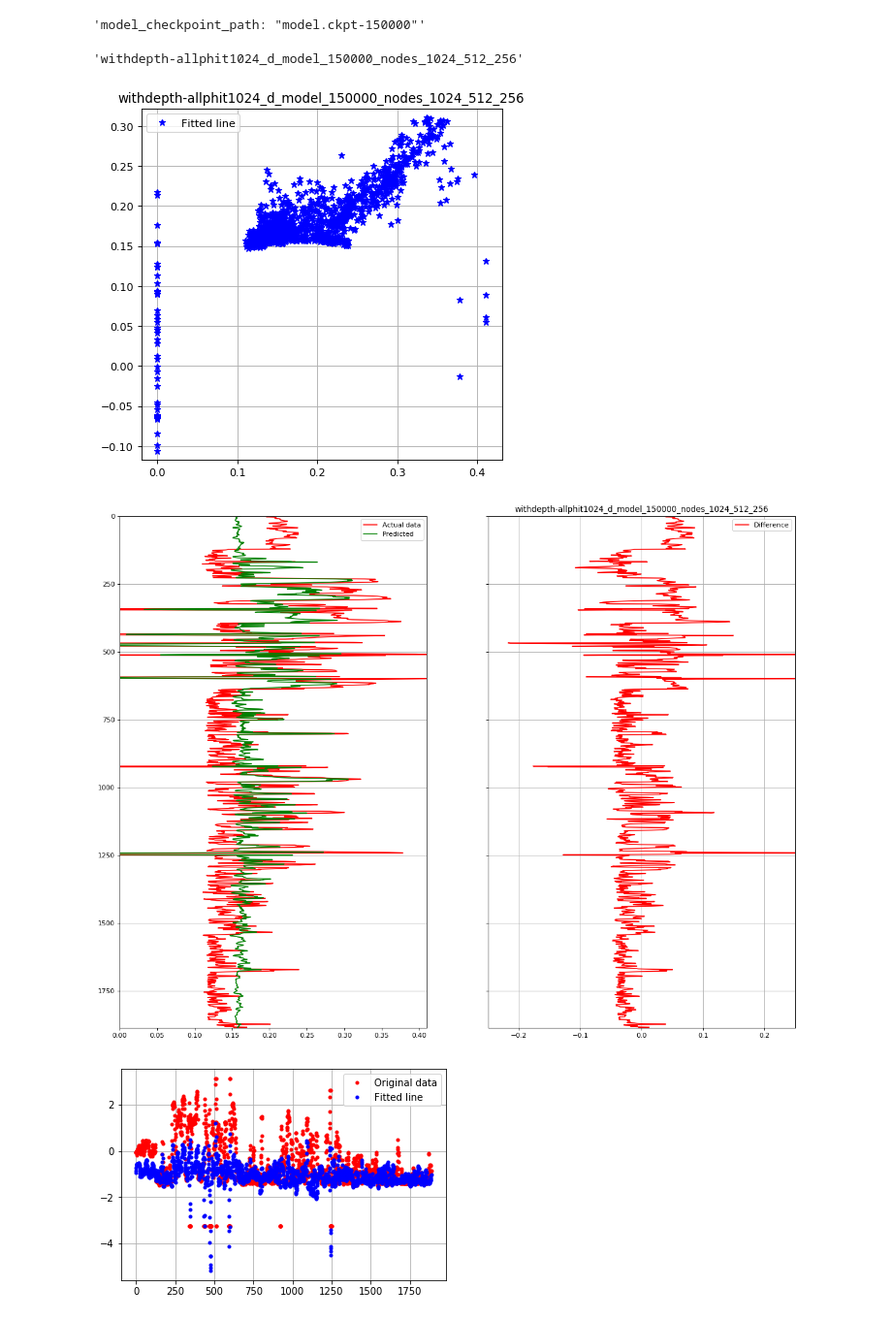
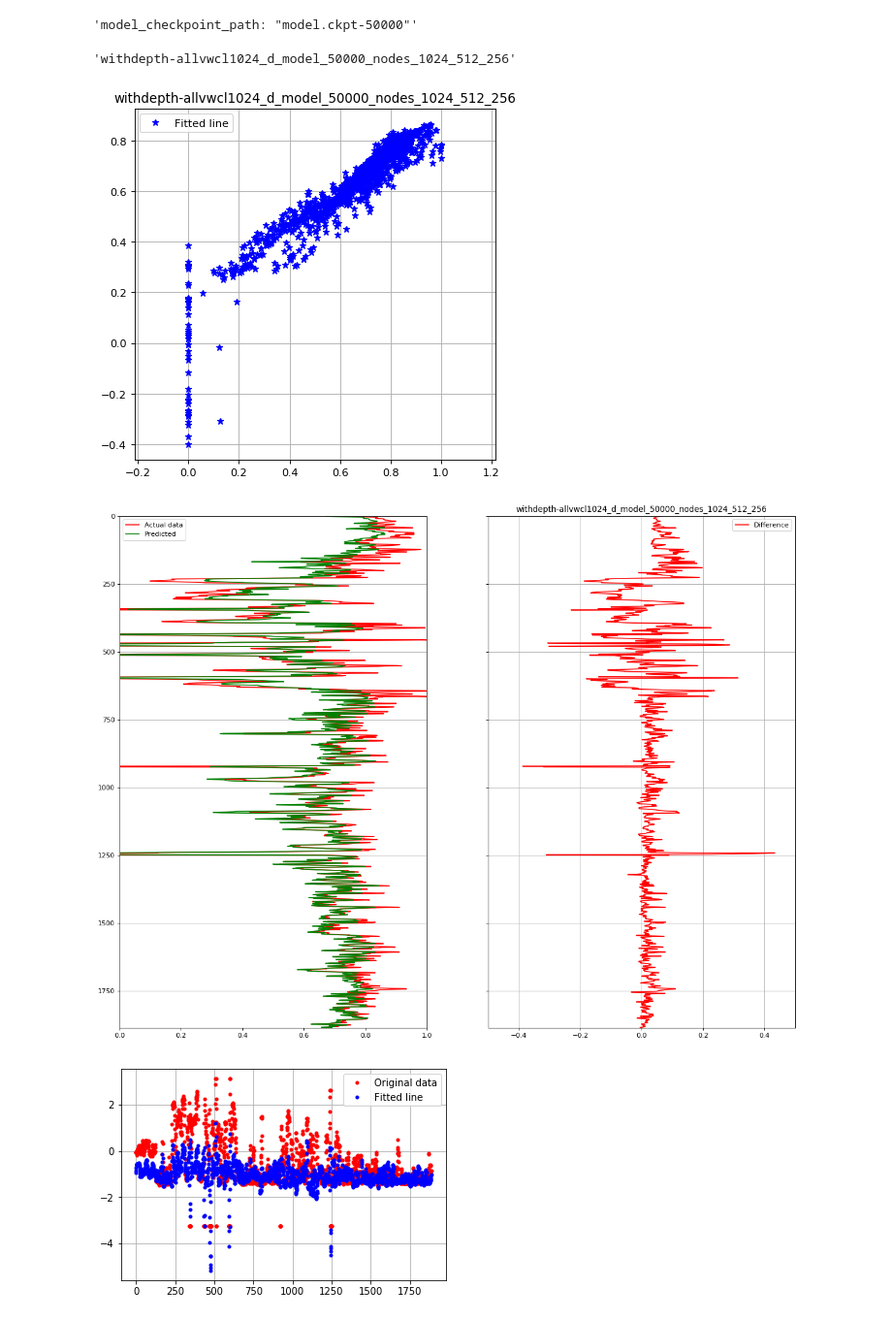
Before and after one commit to narunbabu/geoprojects, a Jupyter notebook: AI&ML/DNN regression on log data.ipynb, the cells around one changed output. Shown at 97% size. Drawn from its saved outputs; the diff is of its cells as text; code cells hidden in the pictures.

```diff
--- a/AI&ML/DNN regression on log data.ipynb
+++ b/AI&ML/DNN regression on log data.ipynb
@@ -17,7 +17,7 @@ tf.logging.set_verbosity(tf.logging.INFO)
 COLUMNS = ["DEPTH","DT","GR","LLD","LLS","PHIE","PHIT","RHOB","SW","TNPH","VWCL"]
 FEATURES = ["DEPTH","DT","GR","LLD","LLS","RHOB","TNPH"]
 LABELS = ["phit","phie","sw"]
-LABEL = "phit"
+LABEL = "vwcl"
 
 # COLUMNS = ["crim", "zn", "indus", "nox", "rm", "age",
 #            "dis", "tax", "ptratio", "medv"]
@@ -82,7 +82,7 @@ regressor = tf.estimator.DNNRegressor(feature_columns=feature_cols,
                                       learning_rate=0.01,
                                       l1_regularization_strength=0.001
                                     ),
-                                    model_dir="/tmp/allphit1024_d_model")
+                                    model_dir="/tmp/allvwcl1024_d_model")
 
 # Train
 regressor.train(input_fn=get_input_fn(training_set), steps=50000)
@@ -126,7 +126,7 @@ with open(regressor.model_dir+'/checkpoint','r') as fo:
 content = content.strip()
 content
 # %% [output]
-'model_checkpoint_path: "model.ckpt-150000"'
+'model_checkpoint_path: "model.ckpt-50000"'
 # %%
 # regressor.model_dir
 # regressor.get_variable_value('model_checkpoint_path')
@@ -149,43 +149,43 @@ imname='withdepth-'+imname+'_nodes_'+hid_info
 # fo.close()
 imname
 # %% [output]
-'withdepth-allphit1024_d_model_150000_nodes_1024_512_256'
+'withdepth-allvwcl1024_d_model_50000_nodes_1024_512_256'
 # %%
 fig1, ax1 = plt.subplots(nrows=1, ncols=1, figsize=(6, 6), dpi= 80, sharey=True)
 # with ax_ as ax1:
 ax1.plot(Y_train_inv, Y_pred_inv,'b*', label='Fitted line')
 ax1.legend()
 ax1.axis('equal')
 ax1.grid(True)
 plt.title(imname)
 plt.show() #5000 epochs, 1024
 
 fig1.savefig(imname+'_scatter.png', dpi=100)
 
 fig, ax = plt.subplots(nrows=1, ncols=2, figsize=(18, 14), dpi= 80, sharey=True)
 i=0
 perc_diff=(-Y_pred_inv+Y_train_inv)
 for axes in ax:
     if(i==0):
         axes.plot( Y_train_inv,range(len(Y_train)), label="Actual data",color='red')
         axes.plot( Y_pred_inv,range(len(Y_pred)), label="Predicted",color='green')
         axes.set_xlim (min(Y_train_inv),max(Y_train_inv))
     else:
         axes.plot(perc_diff  ,range(len(perc_diff)), label="Difference",color='red')
-        axes.set_xlim (-.25,+.25)
+        axes.set_xlim (-.5,+.5)
         axes.xaxis.grid(True)
 #         axes.plot( Y_pred,range(len(Y_pred)), label="Predicted",color='green')
     i+=1
     axes.set_ylim (0,len(Y_train_inv))
     axes.legend()
     axes.invert_yaxis()
     axes.yaxis.grid(True)
 plt.title(imname)
 plt.show()  #5000 epochs, 1024
 fig.savefig(imname+'_log.png', dpi=100)
 # %% [output]
-[figure, old version]
+[figure, new version]
-[figure, old version]
+[figure, new version]
 # %%
 # %matplotlib inline
 # from matplotlib import pyplot as plt
```
Also changed, not shown: parts of 1 cell of this notebook, 2 other files.
